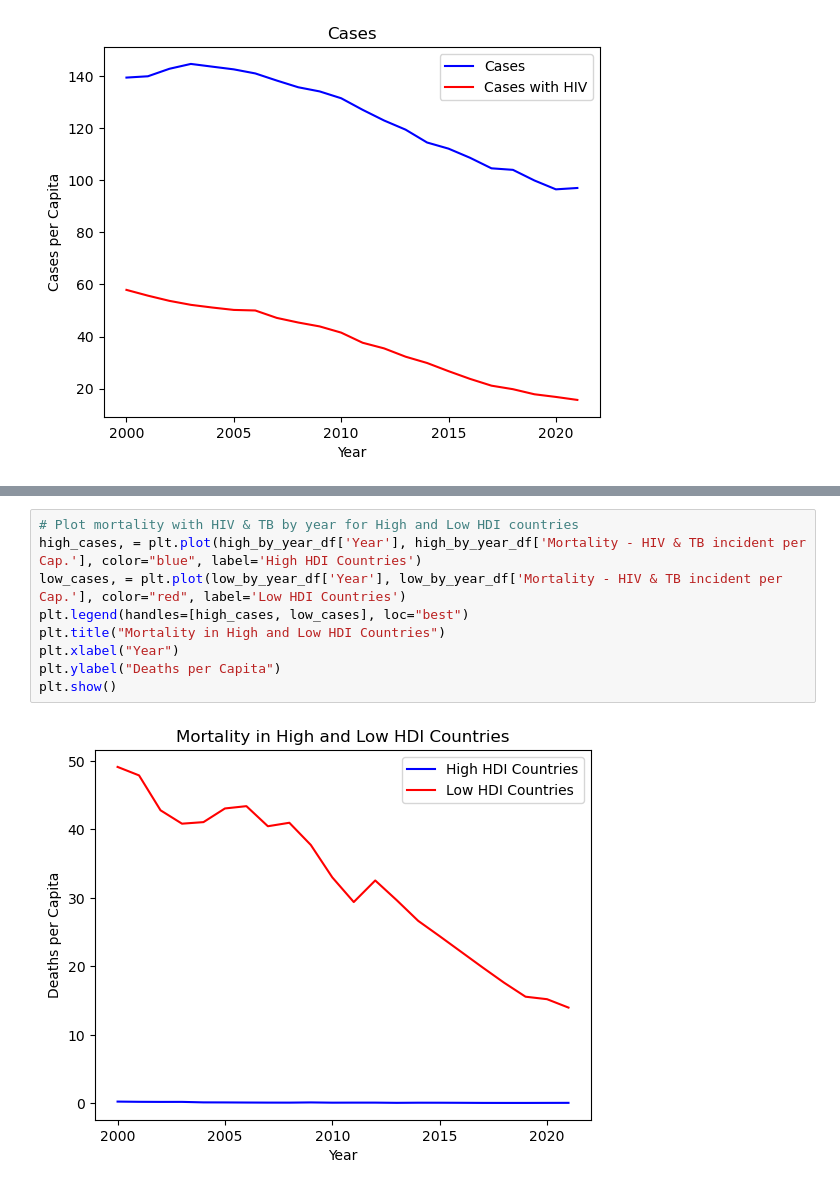
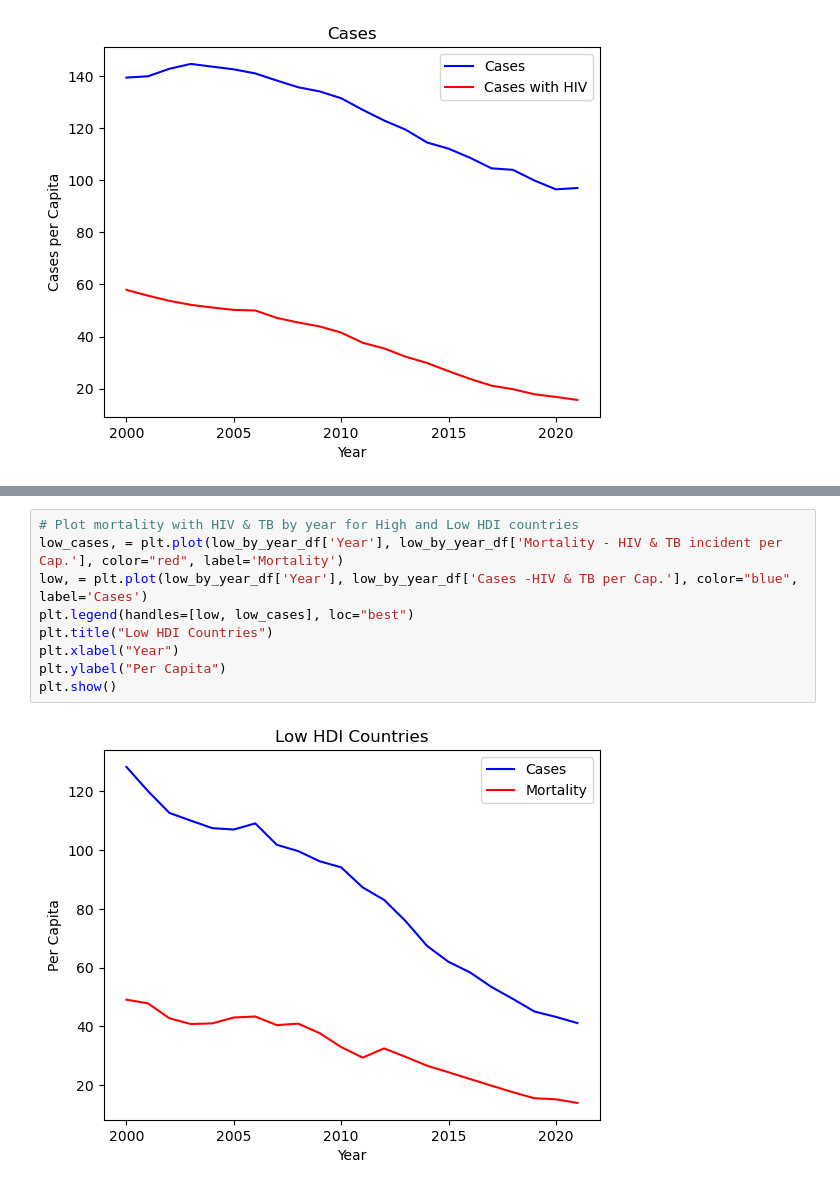
Before and after one commit to SamSchultz-bit/TB-Project, a Jupyter notebook: working_TB.ipynb, the cells around one changed output, grey strips where cells are left out. Cells and saved outputs as stored; diff of their text form.

Commit message:
reworking plots

```diff
--- a/working_TB.ipynb
+++ b/working_TB.ipynb
@@ -193,11 +219,11 @@ plt.show()
 # %%
 # Plot mortality with HIV & TB by year for High and Low HDI countries
-high_cases, = plt.plot(high_by_year_df['Year'], high_by_year_df['Mortality - HIV & TB incident per Cap.'], color="blue", label='High HDI Countries')
-low_cases, = plt.plot(low_by_year_df['Year'], low_by_year_df['Mortality - HIV & TB incident per Cap.'], color="red", label='Low HDI Countries')
-plt.legend(handles=[high_cases, low_cases], loc="best")
-plt.title("Mortality in High and Low HDI Countries")
+low_cases, = plt.plot(low_by_year_df['Year'], low_by_year_df['Mortality - HIV & TB incident per Cap.'], color="red", label='Mortality')
+low, = plt.plot(low_by_year_df['Year'], low_by_year_df['Cases -HIV & TB per Cap.'], color="blue", label='Cases')
+plt.legend(handles=[low, low_cases], loc="best")
+plt.title("Low HDI Countries")
 plt.xlabel("Year")
-plt.ylabel("Deaths per Capita")
+plt.ylabel("Per Capita")
 plt.show()
 # %% [output]
-[figure, old version]
+[figure, new version]
```
Also changed, not shown: parts of 4 cells of this notebook.
